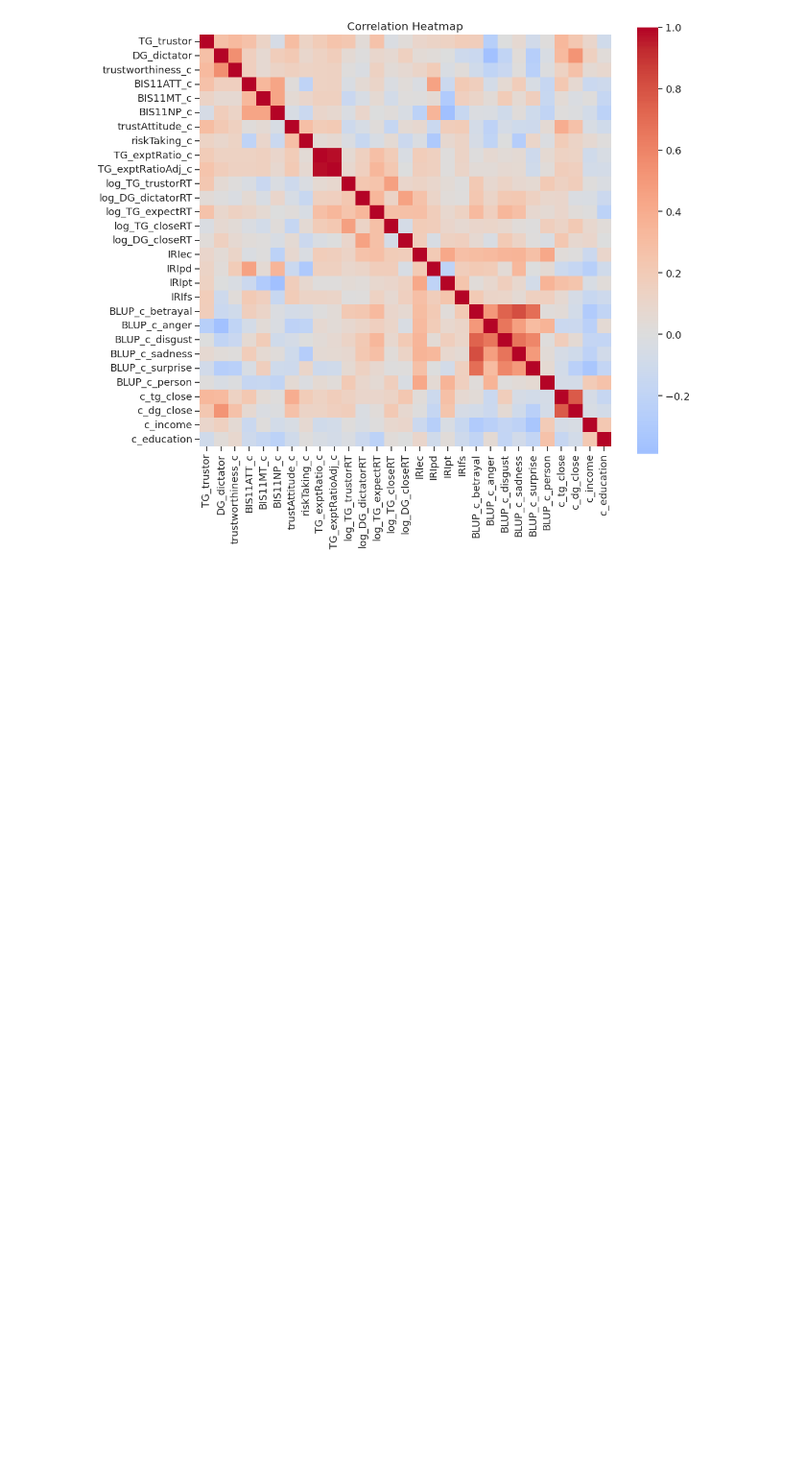
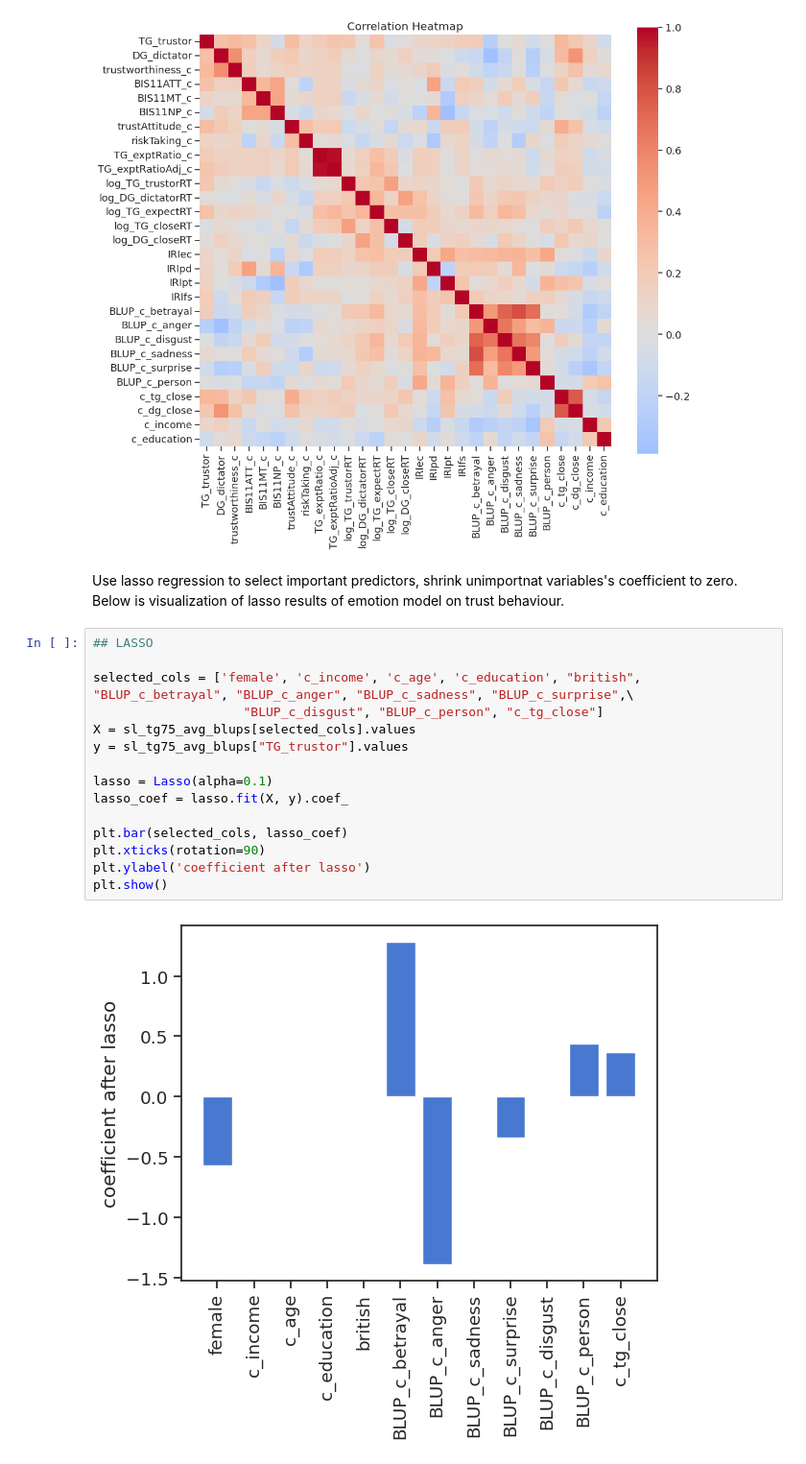
Before and after one commit to liangcbrain/Micro-Macro-Model-analysis-economic-games, a Jupyter notebook: micro-macro-model-analysis-economic-games.ipynb, the cells around one changed output. Shown at 96% size. Saved outputs shown, nothing was run; the diff lists cells and outputs as text; blank space fills up the shorter version.

Commit message:
Kaggle Notebook | Micro-Macro Model analysis economic games  | Version 19

```diff
--- a/micro-macro-model-analysis-economic-games.ipynb
+++ b/micro-macro-model-analysis-economic-games.ipynb
@@ -370,3 +371,22 @@ plt.title('Correlation Heatmap')
 plt.show()
 # %% [output]
 [figure]
+# %% [markdown]
+Use lasso regression to select important predictors, shrink unimportnat variables's coefficient to zero. Below is visualization of lasso results of emotion model on trust behaviour.
+# %%
+## LASSO
+
+selected_cols = ['female', 'c_income', 'c_age', 'c_education', "british", "BLUP_c_betrayal", "BLUP_c_anger", "BLUP_c_sadness", "BLUP_c_surprise",\
+                    "BLUP_c_disgust", "BLUP_c_person", "c_tg_close"]
+X = sl_tg75_avg_blups[selected_cols].values
+y = sl_tg75_avg_blups["TG_trustor"].values
+
+lasso = Lasso(alpha=0.1)
+lasso_coef = lasso.fit(X, y).coef_
+
+plt.bar(selected_cols, lasso_coef)
+plt.xticks(rotation=90)
+plt.ylabel('coefficient after lasso')
+plt.show()
+# %% [output]
+[figure, added]
```
Also changed, not shown: parts of 3 cells of this notebook.
